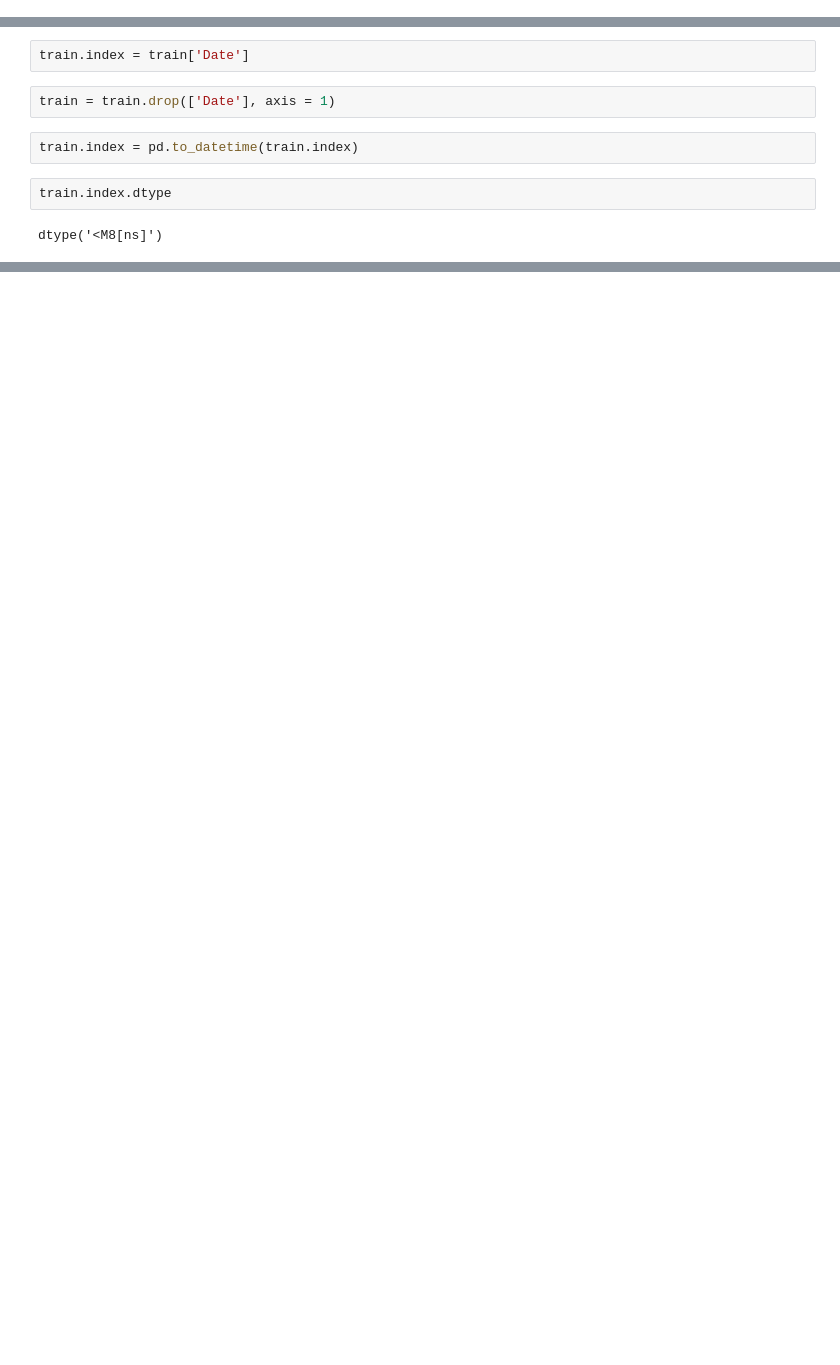
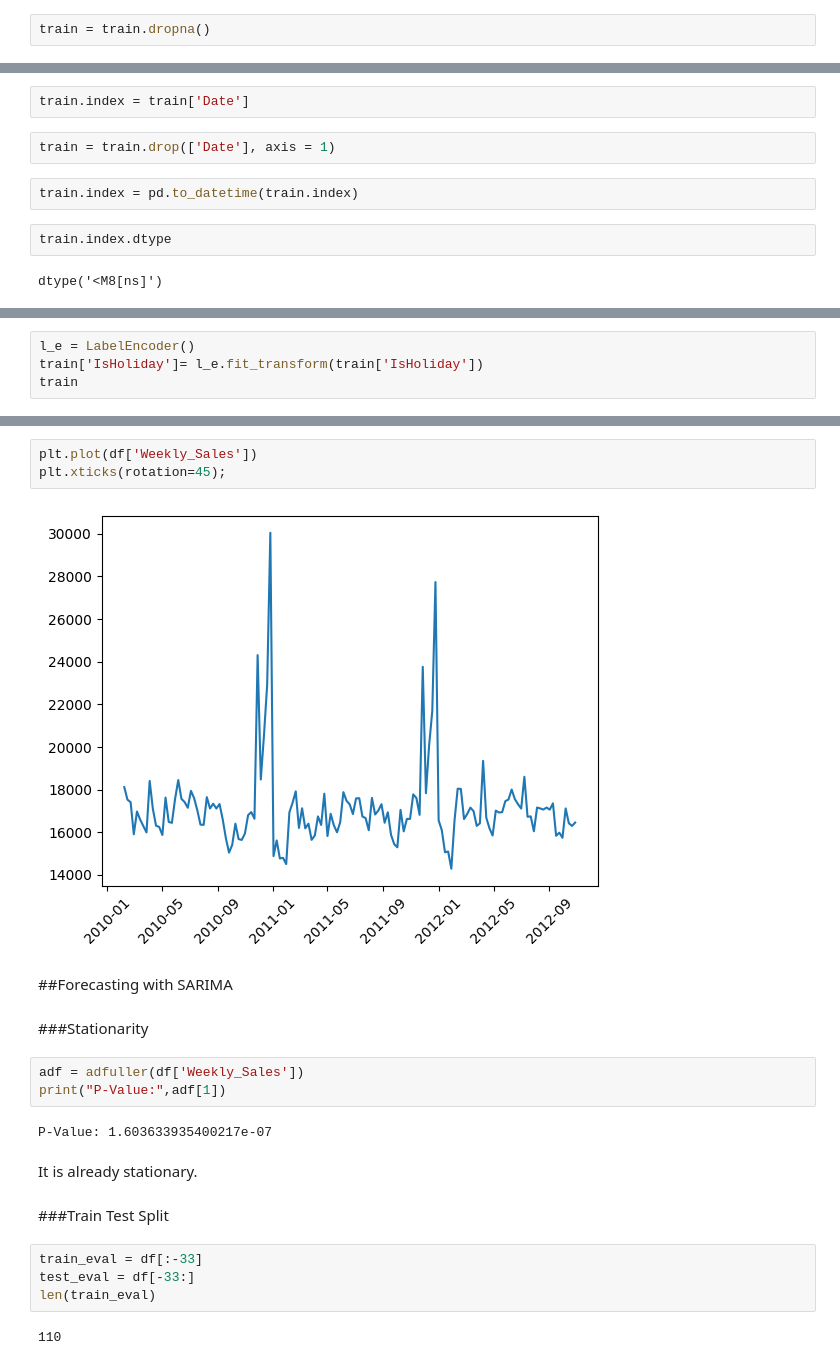
Before and after one commit to ManuSinghYadav/Walmart-Sales-Forecast, a Jupyter notebook: Walmart_Sales_Forecast.ipynb, the cells around one changed output, grey strips where cells are left out. Drawn from its saved outputs; the diff is of its cells as text; blank space fills up the shorter version.

```diff
--- a/Walmart_Sales_Forecast.ipynb
+++ b/Walmart_Sales_Forecast.ipynb
@@ -134,0 +163,2 @@ Setting up the index
+# %%
+train = train.dropna()
@@ -169,0 +179,4 @@ s1d1
+# %%
+l_e = LabelEncoder()
+train['IsHoliday']= l_e.fit_transform(train['IsHoliday'])
+train
@@ -169,0 +219,24 @@ s1d1
+# %%
+plt.plot(df['Weekly_Sales'])
+plt.xticks(rotation=45);
+# %% [output]
+[figure, added]
+# %% [markdown]
+##Forecasting with SARIMA
+# %% [markdown]
+###Stationarity
+# %%
+adf = adfuller(df['Weekly_Sales'])
+print("P-Value:",adf[1])
+# %% [output]
+P-Value: 1.603633935400217e-07
+# %% [markdown]
+It is already stationary.
+# %% [markdown]
+###Train Test Split
+# %%
+train_eval = df[:-33]
+test_eval = df[-33:]
+len(train_eval)
+# %% [output]
+110
```
Also changed, not shown: parts of 32 cells of this notebook.
